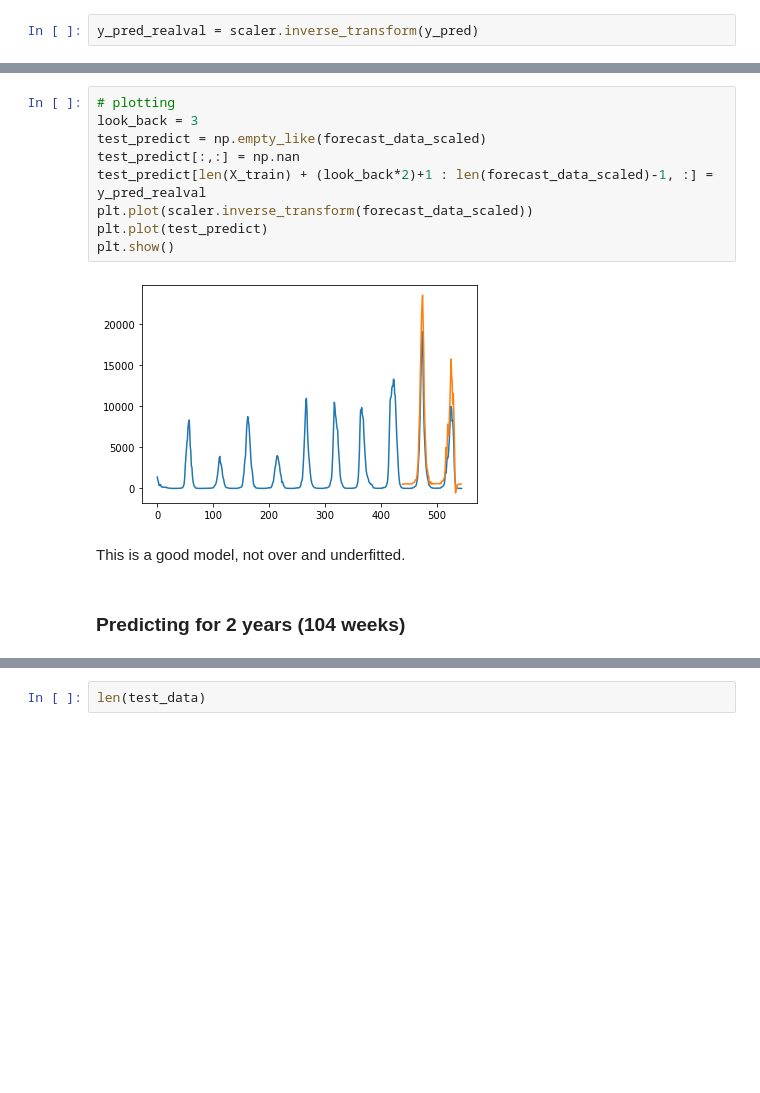
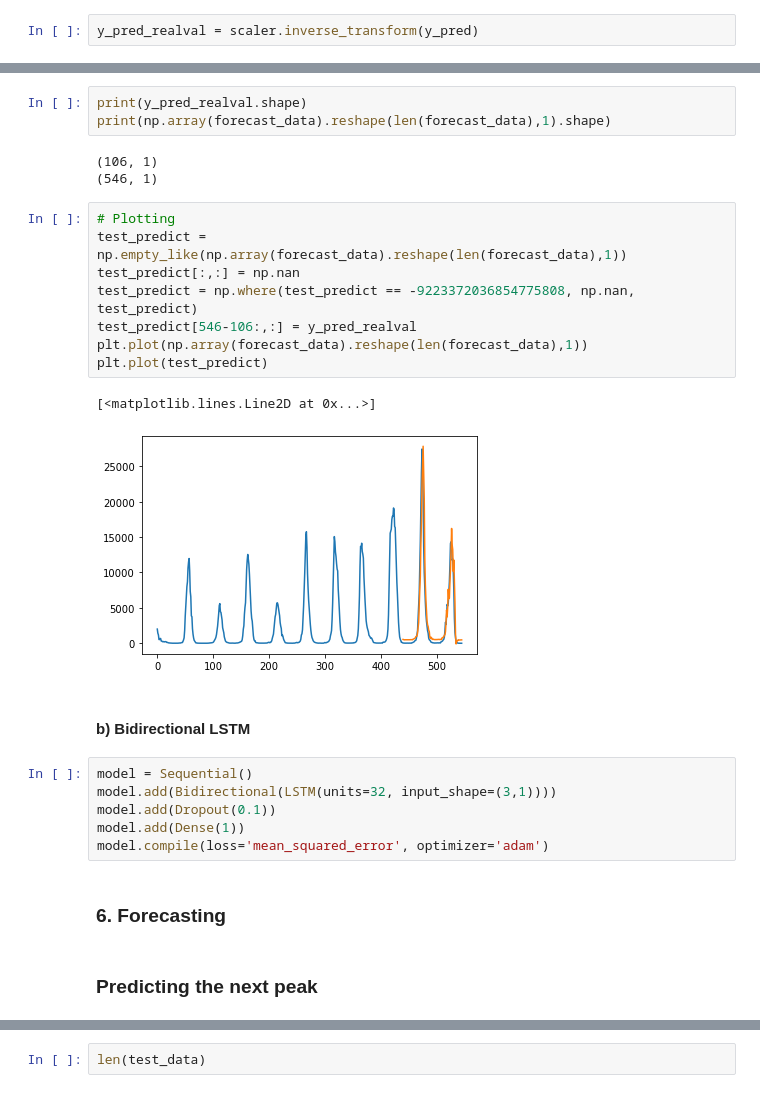
Before and after one commit to nctung4/Flu_Time_Series_Forecasting, a Jupyter notebook: LSTM_model.ipynb, the cells around one changed output, grey strips where cells are left out. Saved outputs shown, nothing was run; the diff lists cells and outputs as text; blank space fills up the shorter version.

```diff
--- a/LSTM_model.ipynb
+++ b/LSTM_model.ipynb
@@ -192,15 +253,29 @@ Inverse scaled RMSE:  1062.0316109366051
-# %%
-# plotting
-look_back = 3
-test_predict = np.empty_like(forecast_data_scaled)
-test_predict[:,:] = np.nan
-test_predict[len(X_train) + (look_back*2)+1 : len(forecast_data_scaled)-1, :] = y_pred_realval
-plt.plot(scaler.inverse_transform(forecast_data_scaled))
-plt.plot(test_predict)
-plt.show()
-# %% [output]
-[figure, removed]
-# %% [markdown]
-This is a good model, not over and underfitted.
-# %% [markdown]
-### Predicting for 2 years (104 weeks)
+# %%
+print(y_pred_realval.shape)
+print(np.array(forecast_data).reshape(len(forecast_data),1).shape)
+# %% [output]
+(106, 1)
+(546, 1)
+# %%
+# Plotting
+test_predict = np.empty_like(np.array(forecast_data).reshape(len(forecast_data),1))
+test_predict[:,:] = np.nan
+test_predict = np.where(test_predict == -9223372036854775808, np.nan, test_predict)
+test_predict[546-106:,:] = y_pred_realval
+plt.plot(np.array(forecast_data).reshape(len(forecast_data),1))
+plt.plot(test_predict)
+# %% [output]
+[<matplotlib.lines.Line2D at 0x...>]
+[figure, added]
+# %% [markdown]
+#### b) Bidirectional LSTM
+# %%
+model = Sequential()
+model.add(Bidirectional(LSTM(units=32, input_shape=(3,1))))
+model.add(Dropout(0.1))
+model.add(Dense(1))
+model.compile(loss='mean_squared_error', optimizer='adam')
+# %% [markdown]
+### 6. Forecasting
+# %% [markdown]
+### Predicting the next peak
```
Also changed, not shown: parts of 53 cells of this notebook, 1 other file.
